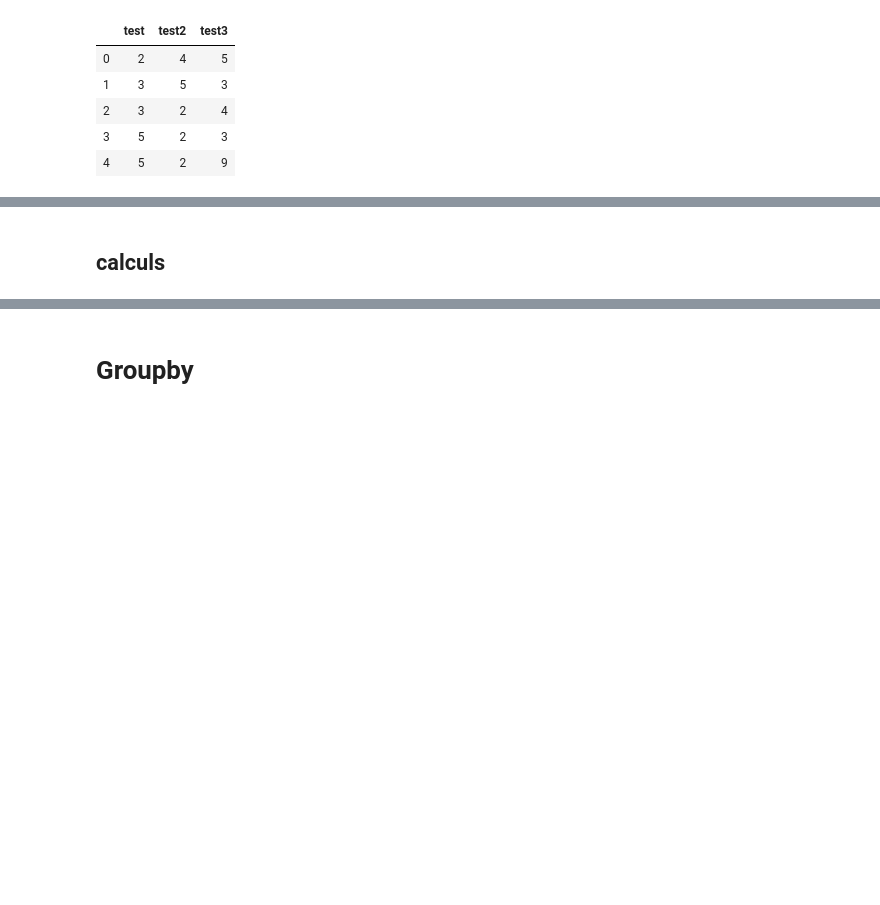
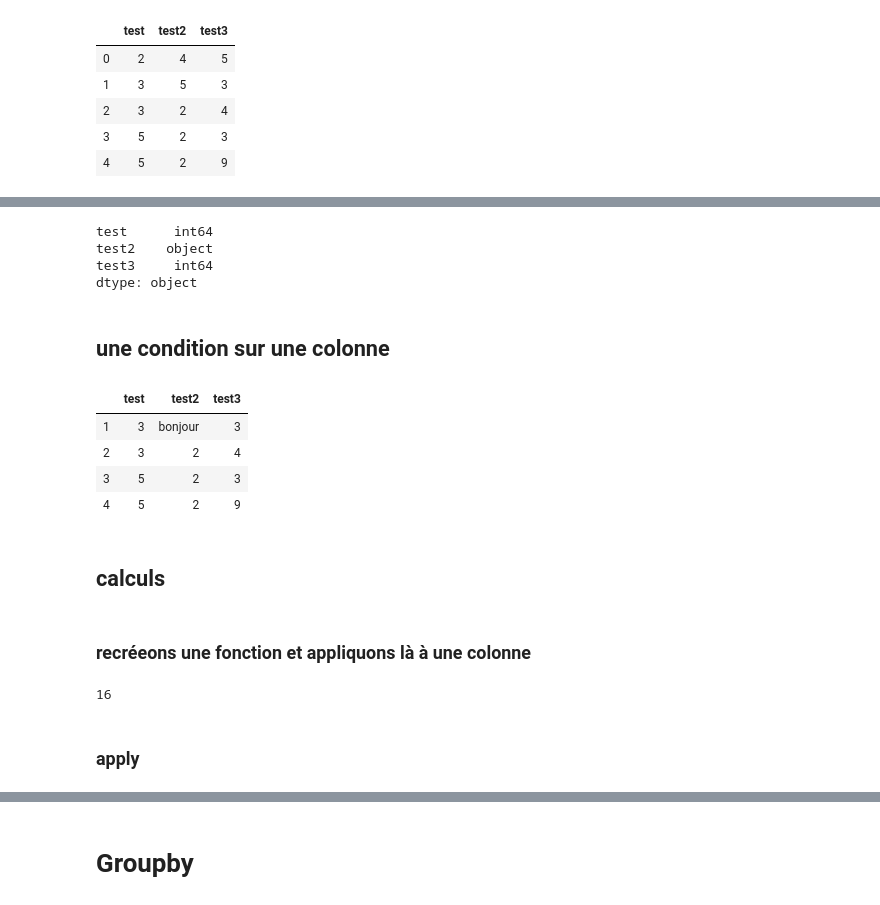
Before and after one commit to ClementRayer/test, a Jupyter notebook: td2_pandas_introduction.ipynb, the cells around one changed output, grey strips where cells are left out. Saved outputs shown, nothing was run; the diff lists cells and outputs as text; code cells hidden in the pictures; blank space fills up the shorter version.

```diff
--- a/td2_pandas_introduction.ipynb
+++ b/td2_pandas_introduction.ipynb
@@ -405,2 +441,21 @@ df2
+# %%
+df2.dtypes
+# %% [output]
+test      int64
+test2    object
+test3     int64
+dtype: object
+# %% [markdown]
+## une condition sur une colonne
+# %%
+df2[   df2["test"] > 2 ] # que remarque t'on : df2["test"]  permet bien d'accéder à la colonne
+# %% [output]
+|  | test | test2 | test3 |
+| 1 | 3 | bonjour | 3 |
+| 2 | 3 | 2 | 4 |
+| 3 | 5 | 2 | 3 |
+| 4 | 5 | 2 | 9 |
 # %% [markdown]
 ## calculs
+# %% [markdown]
+### recréeons une fonction et appliquons là à une colonne
@@ -406,0 +465,6 @@ df2
+# %%
+square(4)
+# %% [output]
+16
+# %% [markdown]
+### apply
```
Also changed, not shown: parts of 47 cells of this notebook.
